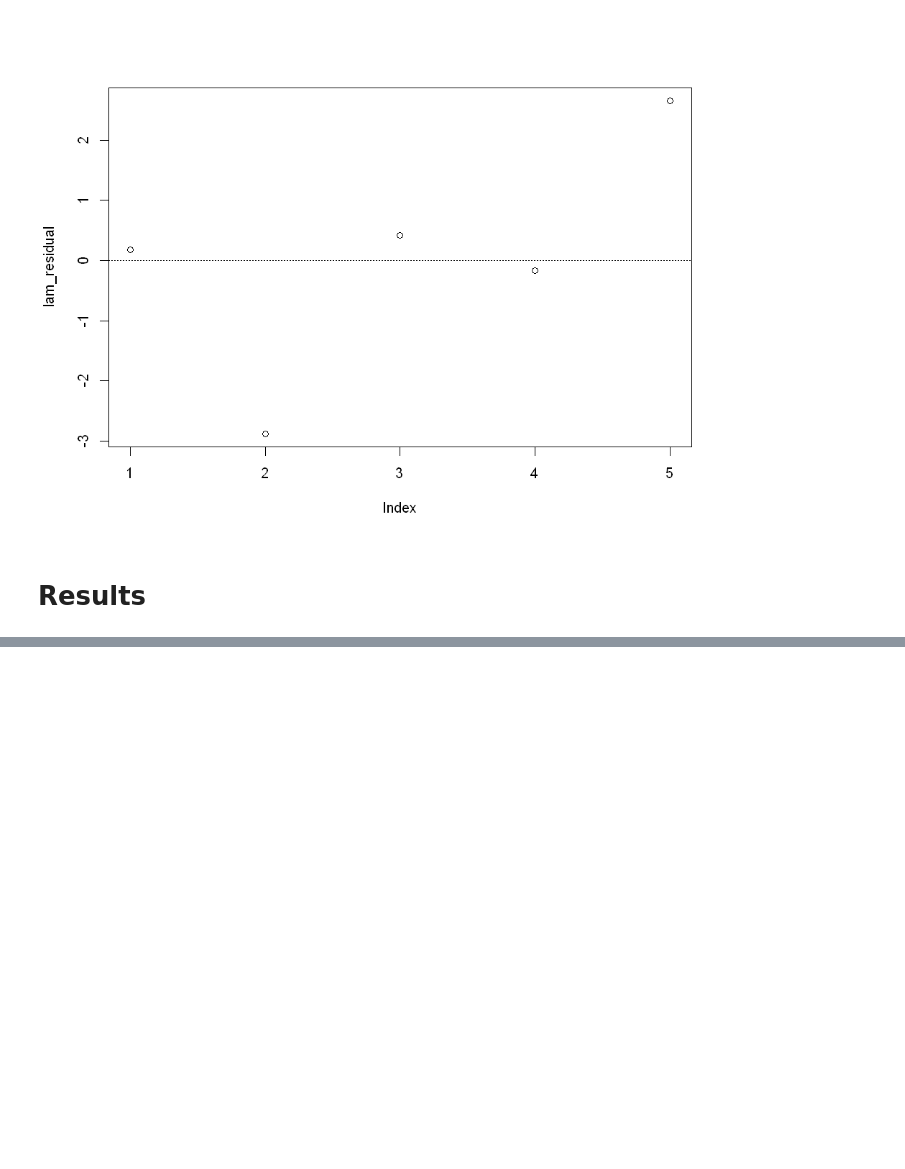
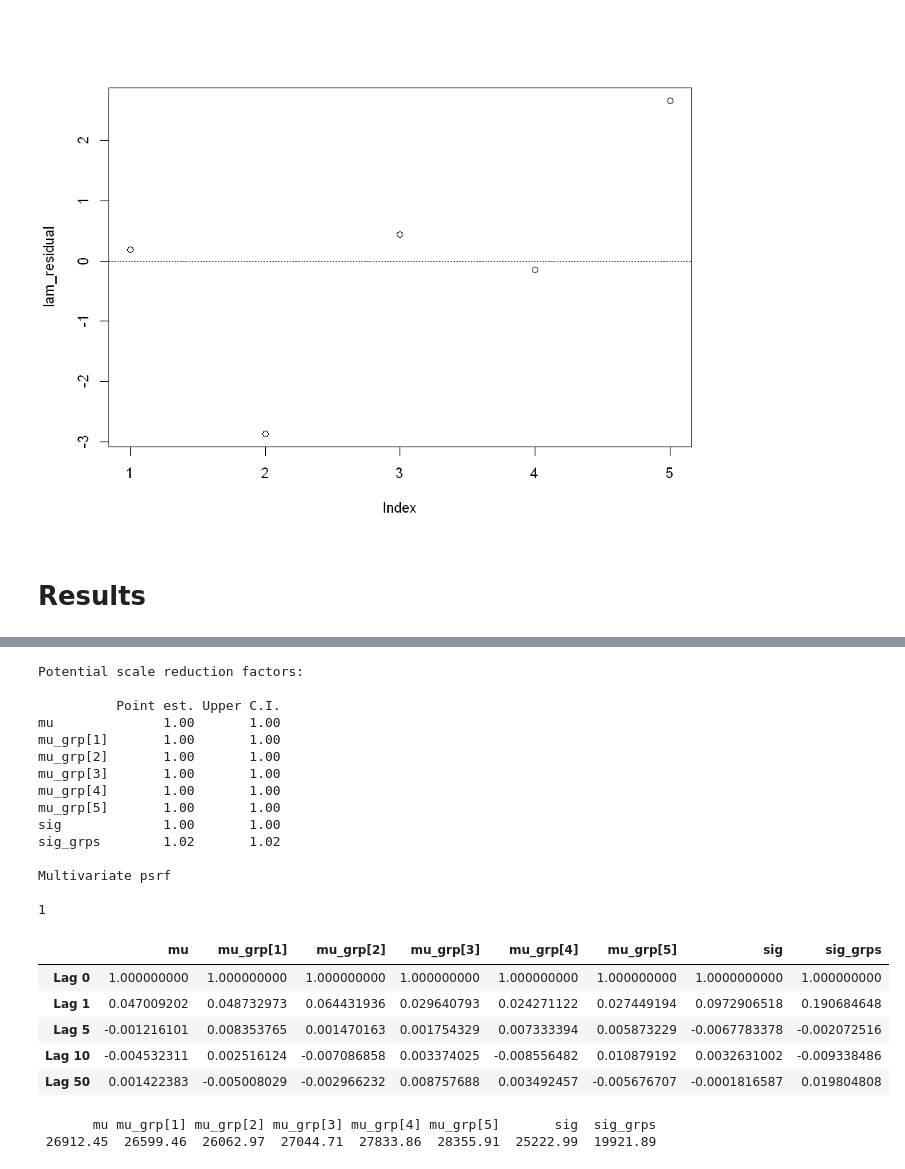
Before and after one commit to itsayushthada/Bayesian-Statistics, a Jupyter notebook: Hierarchical modeling.ipynb, the cells around one changed output, grey strips where cells are left out. Saved outputs shown, nothing was run; the diff lists cells and outputs as text; code cells hidden in the pictures; blank space fills up the shorter version.

```diff
--- a/Hierarchical modeling.ipynb
+++ b/Hierarchical modeling.ipynb
@@ -272,0 +348,28 @@ sig     1.094  1.579  1.948  2.437  3.887
+# %%
+gelman.diag(mod_sim)
+autocorr.diag(mod_sim)
+effectiveSize(mod_sim)
+# %% [output]
+Potential scale reduction factors:
+
+          Point est. Upper C.I.
+mu              1.00       1.00
+mu_grp[1]       1.00       1.00
+mu_grp[2]       1.00       1.00
+mu_grp[3]       1.00       1.00
+mu_grp[4]       1.00       1.00
+mu_grp[5]       1.00       1.00
+sig             1.00       1.00
+sig_grps        1.02       1.02
+
+Multivariate psrf
+
+1
+|  | mu | mu_grp[1] | mu_grp[2] | mu_grp[3] | mu_grp[4] | mu_grp[5] | sig | sig_grps |
+| Lag 0 | 1.000000000 | 1.000000000 | 1.000000000 | 1.000000000 | 1.000000000 | 1.000000000 | 1.0000000000 | 1.000000000 |
+| Lag 1 | 0.047009202 | 0.048732973 | 0.064431936 | 0.029640793 | 0.024271122 | 0.027449194 | 0.0972906518 | 0.190684648 |
+| Lag 5 | -0.001216101 | 0.008353765 | 0.001470163 | 0.001754329 | 0.007333394 | 0.005873229 | -0.0067783378 | -0.002072516 |
+| Lag 10 | -0.004532311 | 0.002516124 | -0.007086858 | 0.003374025 | -0.008556482 | 0.010879192 | 0.0032631002 | -0.009338486 |
+| Lag 50 | 0.001422383 | -0.005008029 | -0.002966232 | 0.008757688 | 0.003492457 | -0.005676707 | -0.0001816587 | 0.019804808 |
+       mu mu_grp[1] mu_grp[2] mu_grp[3] mu_grp[4] mu_grp[5]       sig  sig_grps
+ 26912.45  26599.46  26062.97  27044.71  27833.86  28355.91  25222.99  19921.89
```
Also changed, not shown: parts of 19 cells of this notebook.
